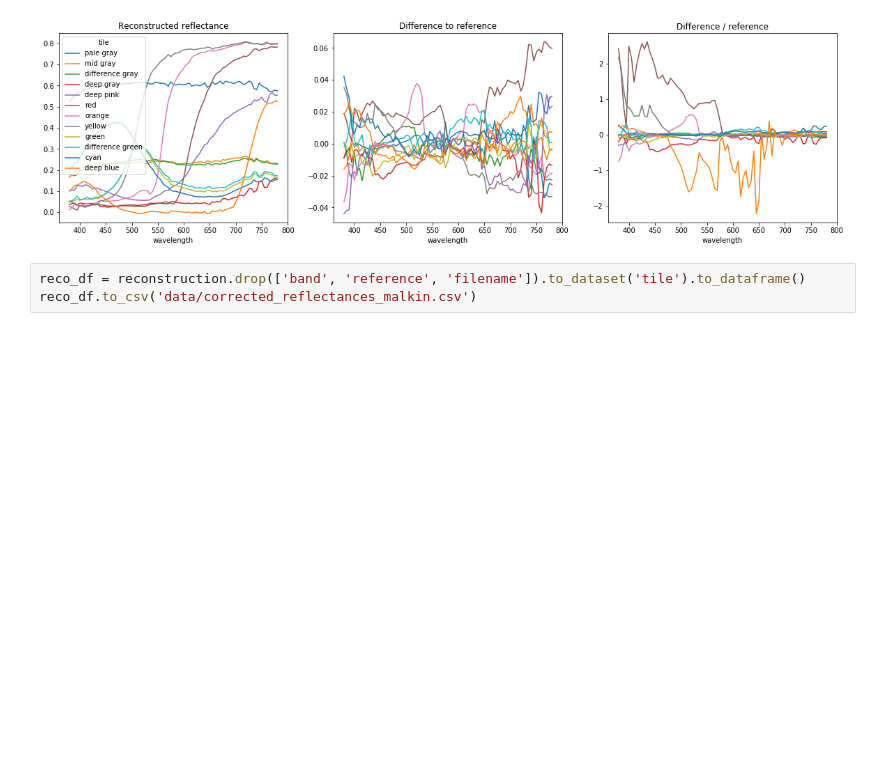
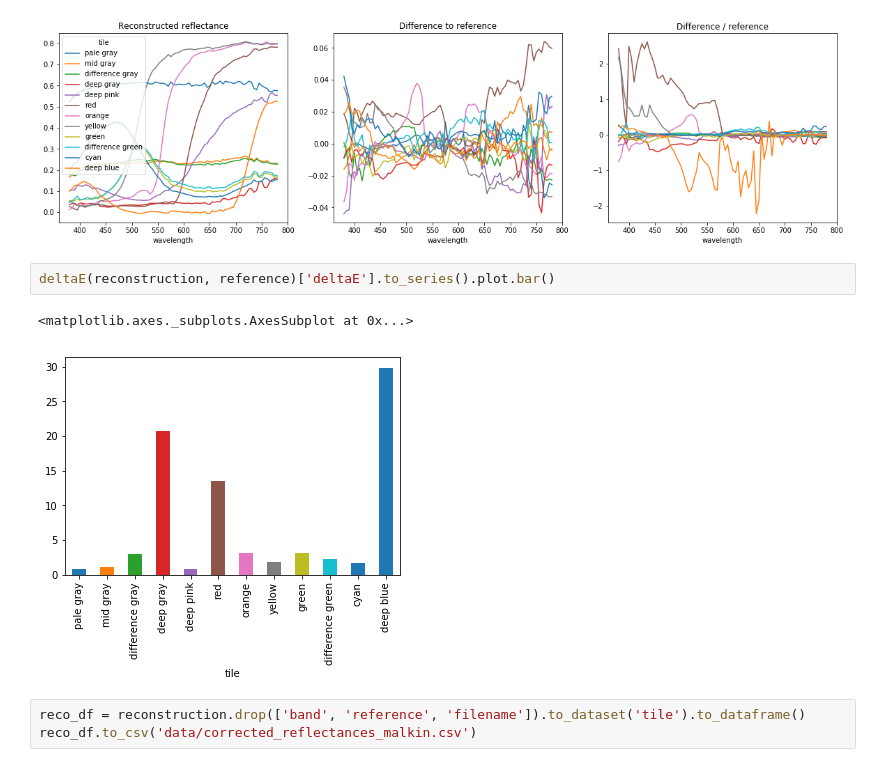
Before and after one commit to silmae/colortiles, a Jupyter notebook: Fit of measurement.ipynb, the cells around one changed output. Cells and saved outputs as stored; diff of their text form; blank space fills up the shorter version.

```diff
--- a/Fit of measurement.ipynb
+++ b/Fit of measurement.ipynb
@@ -104,6 +117,11 @@ ax[2].set_title('Difference / reference')
 plt.show()
 # %% [output]
 [figure]
+# %%
+deltaE(reconstruction, reference)['deltaE'].to_series().plot.bar()
+# %% [output]
+<matplotlib.axes._subplots.AxesSubplot at 0x...>
+[figure, added]
 # %%
 reco_df = reconstruction.drop(['band', 'reference', 'filename']).to_dataset('tile').to_dataframe()
 reco_df.to_csv('data/corrected_reflectances_malkin.csv')
```
Also changed, not shown: parts of 7 cells of this notebook.
